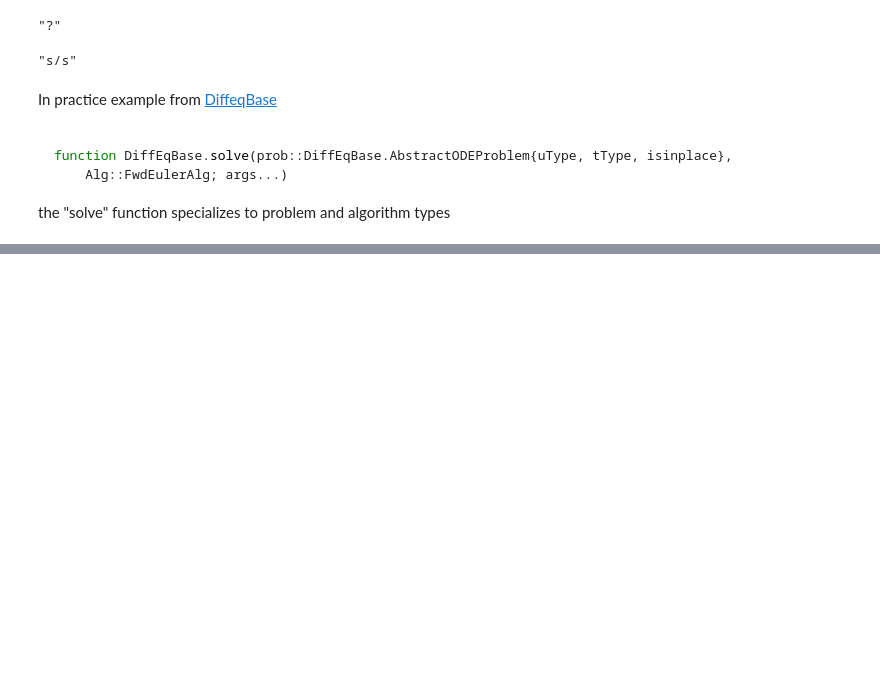
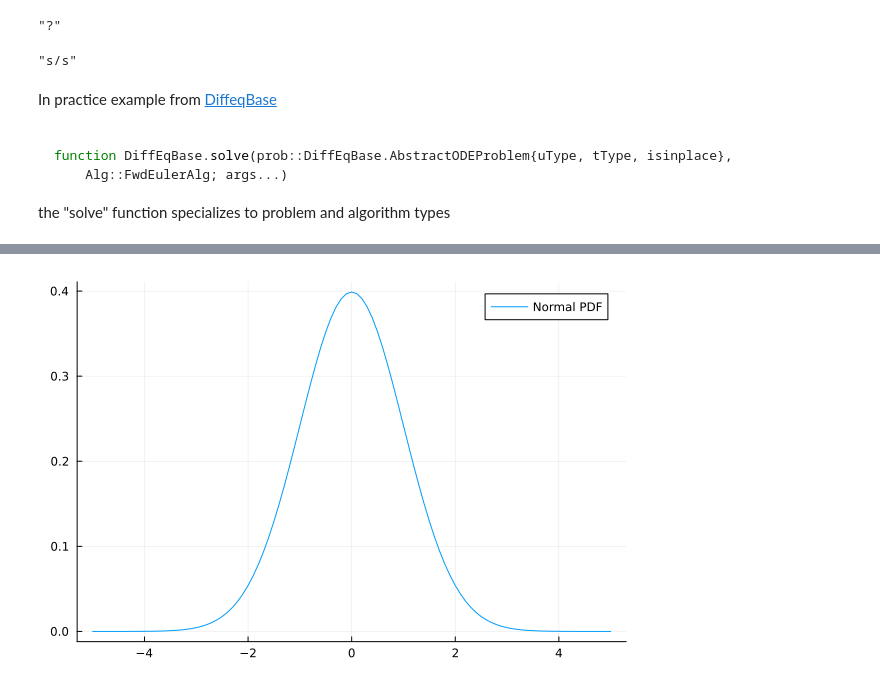
Before and after one commit to spraharsh/julia_tutorial, a Jupyter notebook: base_tutorial.ipynb, the cells around one changed output, grey strips where cells are left out. Cells and saved outputs as stored; diff of their text form; code cells hidden in the pictures; blank space fills up the shorter version.

```diff
--- a/base_tutorial.ipynb
+++ b/base_tutorial.ipynb
@@ -389,0 +394,2 @@ the "solve" function specializes to problem and algorithm types
+# %%
+stats = pyimport("scipy.stats")
@@ -389,0 +398,4 @@ the "solve" function specializes to problem and algorithm types
+# %%
+xrange = -5:0.1:5
+
+pdf = stats.norm.pdf.(xrange) # pdf of normal distribution
@@ -389,0 +420,4 @@ the "solve" function specializes to problem and algorithm types
+# %%
+plot(xrange, pdf, label = "Normal PDF")
+# %% [output]
+[figure, added]
```
Also changed, not shown: parts of 10 cells of this notebook, 1 other file.
